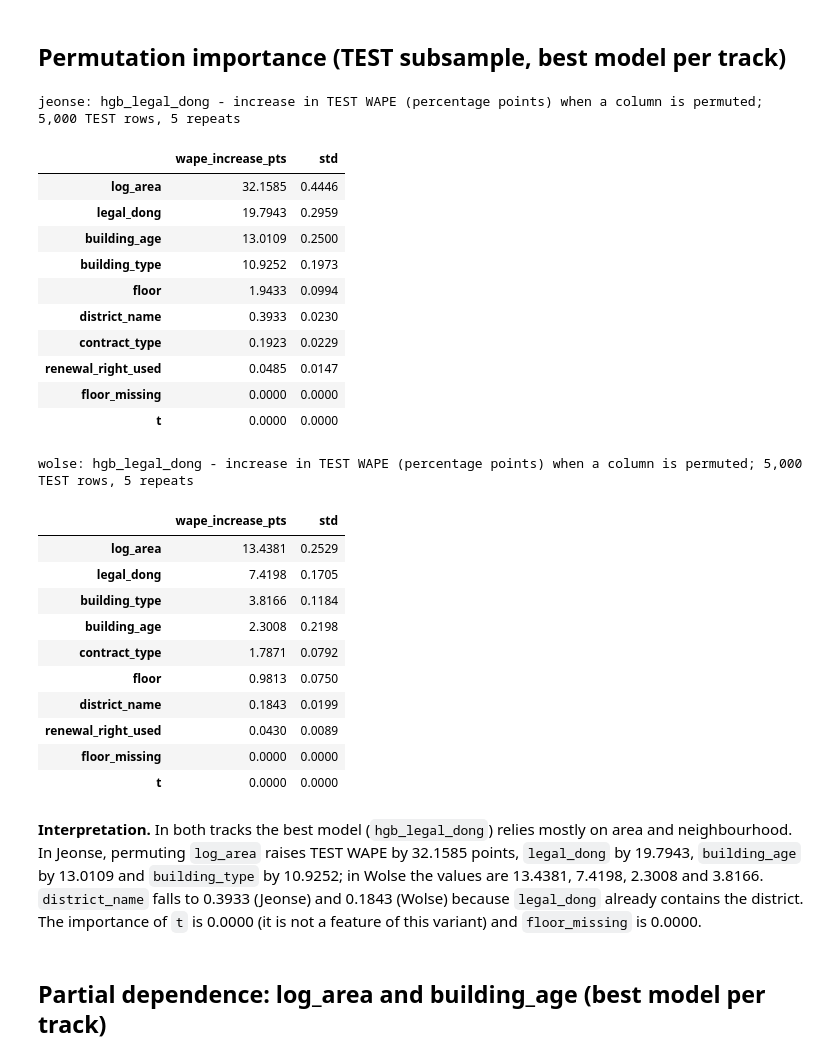
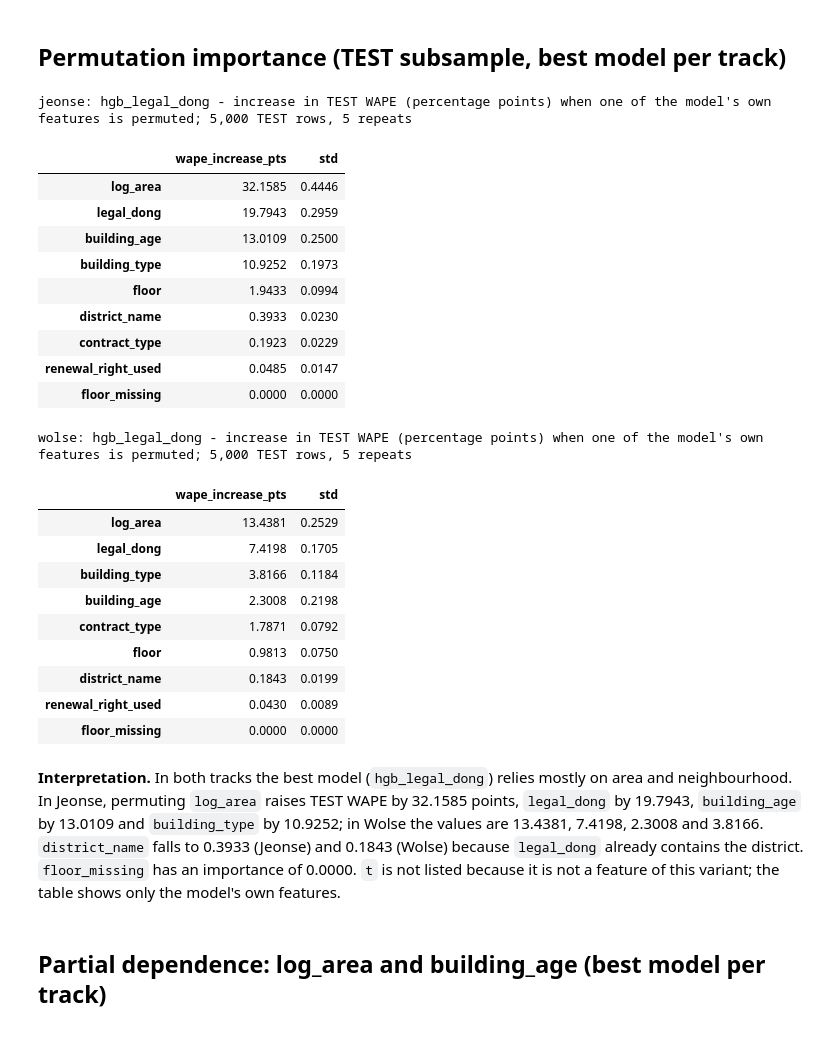
Before and after one commit to moliiner/rent_analysis_seoul, a Jupyter notebook: notebooks/04_gradient_boosting.ipynb, the cells around one changed output. Drawn from its saved outputs; the diff is of its cells as text; code cells hidden in the pictures.

Commit message:
fix: correct stale markdown numbers and add numeric traceability test

```diff
--- a/notebooks/04_gradient_boosting.ipynb
+++ b/notebooks/04_gradient_boosting.ipynb
@@ -303,31 +303,30 @@ wolse: aggregate bias % by quarter
 # %%
 PERM_ROWS = 5_000
 for track in config.TRACKS:
     d = data[track]; variant = MODELS[best_id[track]]
-    cols_ = required_columns(variant)
+    cols_ = feature_columns(variant) + ([config.TIME_FEATURE] if variant == 'detrended' else [])   # the model's own features (the trend of 'detrended' uses t)
     idx = d['X_test'].sample(PERM_ROWS, random_state=config.RANDOM_SEED).index
     result = permutation_importance(fitted[(track, best_id[track])], d['X_test'].loc[idx, cols_],
                                     np.log1p(d['y_test'].loc[idx]), scoring=wape_scorer, n_repeats=5,
                                     random_state=config.RANDOM_SEED, n_jobs=1)
     table = pd.DataFrame({'wape_increase_pts': result.importances_mean, 'std': result.importances_std},
                          index=cols_).sort_values('wape_increase_pts', ascending=False)
-    print(f"{track}: {best_id[track]} - increase in TEST WAPE (percentage points) when a column is permuted; "
+    print(f"{track}: {best_id[track]} - increase in TEST WAPE (percentage points) when one of the model's own features is permuted; "
           f"{PERM_ROWS:,} TEST rows, 5 repeats")
     display(table)
 # %% [output]
-jeonse: hgb_legal_dong - increase in TEST WAPE (percentage points) when a column is permuted; 5,000 TEST rows, 5 repeats
+jeonse: hgb_legal_dong - increase in TEST WAPE (percentage points) when one of the model's own features is permuted; 5,000 TEST rows, 5 repeats
 |  | wape_increase_pts | std |
 | log_area | 32.1585 | 0.4446 |
 | legal_dong | 19.7943 | 0.2959 |
 | building_age | 13.0109 | 0.2500 |
 | building_type | 10.9252 | 0.1973 |
 | floor | 1.9433 | 0.0994 |
 | district_name | 0.3933 | 0.0230 |
 | contract_type | 0.1923 | 0.0229 |
 | renewal_right_used | 0.0485 | 0.0147 |
 | floor_missing | 0.0000 | 0.0000 |
-| t | 0.0000 | 0.0000 |
-wolse: hgb_legal_dong - increase in TEST WAPE (percentage points) when a column is permuted; 5,000 TEST rows, 5 repeats
+wolse: hgb_legal_dong - increase in TEST WAPE (percentage points) when one of the model's own features is permuted; 5,000 TEST rows, 5 repeats
 |  | wape_increase_pts | std |
 | log_area | 13.4381 | 0.2529 |
 | legal_dong | 7.4198 | 0.1705 |
@@ -338,9 +337,8 @@ wolse: hgb_legal_dong - increase in TEST WAPE (percentage points) when a column
 | district_name | 0.1843 | 0.0199 |
 | renewal_right_used | 0.0430 | 0.0089 |
 | floor_missing | 0.0000 | 0.0000 |
-| t | 0.0000 | 0.0000 |
 # %% [markdown]
-**Interpretation.** In both tracks the best model (`hgb_legal_dong`) relies mostly on area and neighbourhood. In Jeonse, permuting `log_area` raises TEST WAPE by 32.1585 points, `legal_dong` by 19.7943, `building_age` by 13.0109 and `building_type` by 10.9252; in Wolse the values are 13.4381, 7.4198, 2.3008 and 3.8166. `district_name` falls to 0.3933 (Jeonse) and 0.1843 (Wolse) because `legal_dong` already contains the district. The importance of `t` is 0.0000 (it is not a feature of this variant) and `floor_missing` is 0.0000.
+**Interpretation.** In both tracks the best model (`hgb_legal_dong`) relies mostly on area and neighbourhood. In Jeonse, permuting `log_area` raises TEST WAPE by 32.1585 points, `legal_dong` by 19.7943, `building_age` by 13.0109 and `building_type` by 10.9252; in Wolse the values are 13.4381, 7.4198, 2.3008 and 3.8166. `district_name` falls to 0.3933 (Jeonse) and 0.1843 (Wolse) because `legal_dong` already contains the district. `floor_missing` has an importance of 0.0000. `t` is not listed because it is not a feature of this variant; the table shows only the model's own features.
 # %% [markdown]
 ## Partial dependence: log_area and building_age (best model per track)
 # %%
```
Also changed, not shown: parts of 1 cell of this notebook, 3 other files.
